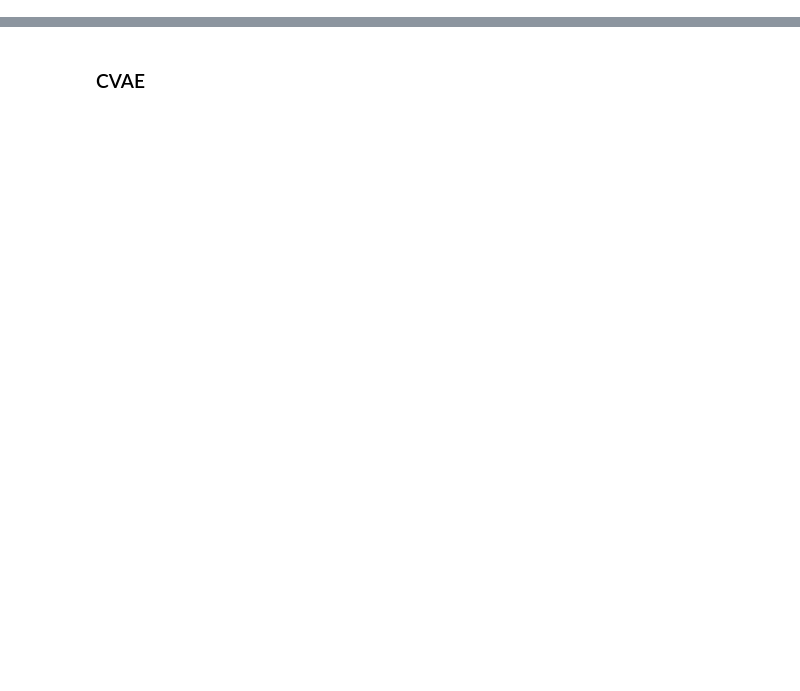
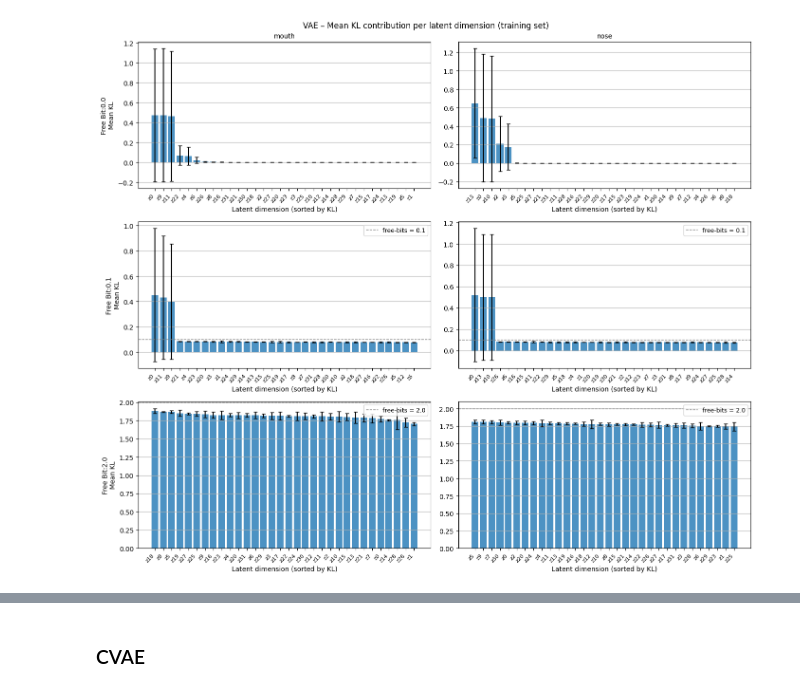
Before and after one commit to leon-rny/neural-network-breath-modeling, a Jupyter notebook: tstr.ipynb, the cells around one changed output, grey strips where cells are left out. Cells and saved outputs as stored; diff of their text form; code cells hidden in the pictures; blank space fills up the shorter version.

```diff
--- a/tstr.ipynb
+++ b/tstr.ipynb
@@ -385 +179,52 @@ for seed in SEEDS:
+# %%
+# plot latent dimension activation
+n_configs = len(FREE_BITS)
+fig, axes = plt.subplots(n_configs, 2, figsize=(14, 4 * n_configs))
+fig.suptitle('Mean KL contribution per latent dimension')
+
+for row, free_bit in enumerate(FREE_BITS):
+    for col, region in enumerate(REGIONS):
+        ax = axes[row, col]
+        kl_per_dim_seeds = []
+
+        for seed in SEEDS:
+            train_ds = datasets[seed][region]['train']
+            model = models[seed][region][free_bit]
+            model.eval()
+
+            mus, logvars = [], []
+            with torch.no_grad():
+                for i in range(len(train_ds)):
+                    signal, _, _ = train_ds[i]
+                    mu, logvar = model.encoder(signal.unsqueeze(0).to(device))
+                    mus.append(mu.squeeze(0).cpu())
+                    logvars.append(logvar.squeeze(0).cpu())
+
+            mus     = torch.stack(mus)
+            logvars = torch.stack(logvars)
+            kl_per_dim = (-0.5 * (1 + logvars - mus.pow(2) - logvars.exp())).mean(dim=0)
+            kl_per_dim_seeds.append(kl_per_dim.numpy())
+
+        kl_mean = np.mean(kl_per_dim_seeds, axis=0)
+        kl_std = np.std(kl_per_dim_seeds,  axis=0)
+        order = np.argsort(kl_mean)[::-1]
+        x = np.arange(len(kl_mean))
+
+        ax.bar(x, kl_mean[order], yerr=kl_std[order], capsize=3, color='tab:blue', alpha=0.8)
+        if free_bit > 0:
+            ax.axhline(free_bit, color='gray', linestyle='--', linewidth=1, label=f'free-bits = {free_bit}')
+            ax.legend()
+        ax.set_xticks(x)
+        ax.set_xticklabels([f'z{i}' for i in order], rotation=45, ha='right', fontsize=8)
+        ax.set_xlabel('Latent dimension (sorted by KL)')
+        if row == 0:
+            ax.set_title(region)
+        if col == 0:
+            ax.set_ylabel(f'Free Bit:{free_bit}\nMean KL')
+        ax.grid(axis='y')
+
+plt.tight_layout()
+plt.show()
+# %% [output]
+[figure, added]
 # %%
```
Also changed, not shown: parts of 29 cells of this notebook.
